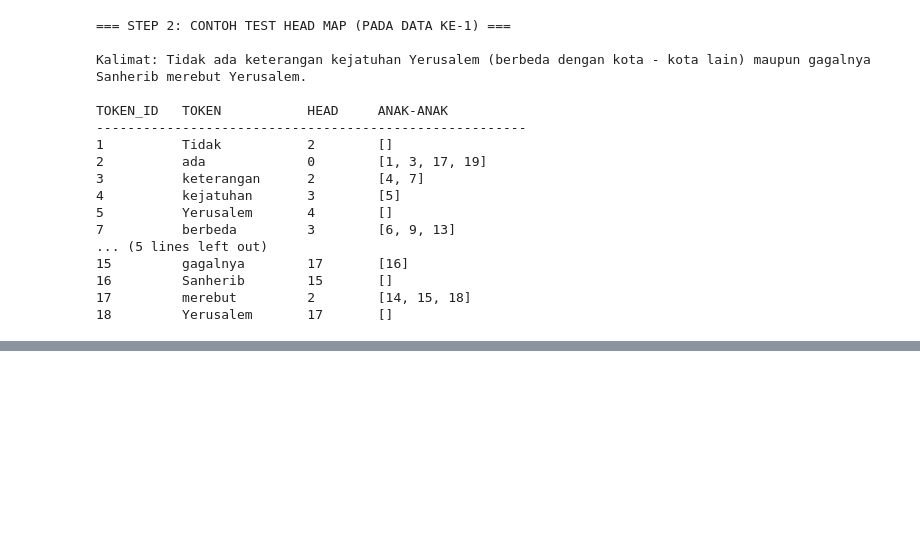
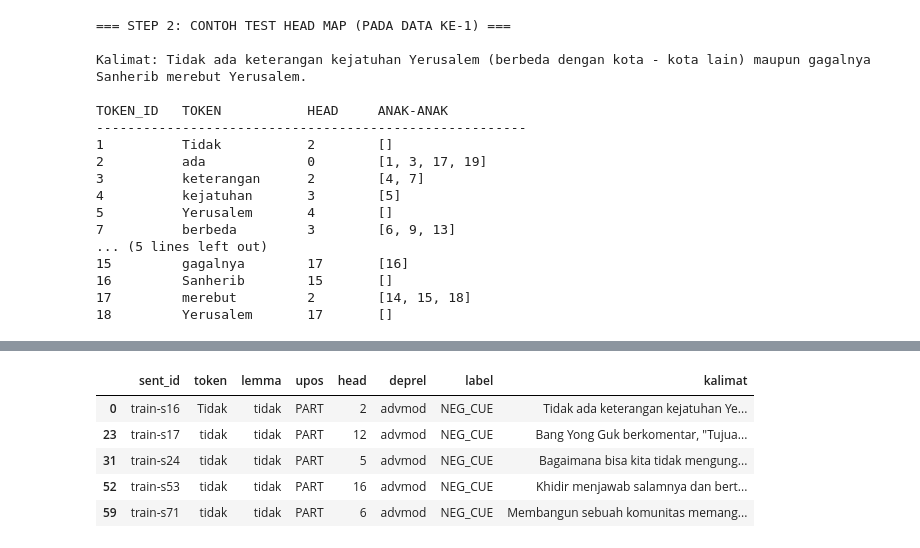
Before and after one commit to mfaqihzacky/IndoBERT-LayerWise, a Jupyter notebook: notebook/exploreDataset.ipynb, the cells around one changed output, grey strips where cells are left out. Saved outputs shown, nothing was run; the diff lists cells and outputs as text; code cells hidden in the pictures; blank space fills up the shorter version.

Commit message:
Negation Exploration (Done) - Belum dirapihin

```diff
--- a/notebook/exploreDataset.ipynb
+++ b/notebook/exploreDataset.ipynb
@@ -1983,0 +1617,87 @@ plt.show()
+# %%
+# ============================================
+# PATH OUTPUT
+# ============================================
+BASE_PROCESSED_NEGASI = r"D:\UNIVERSITASSEBELASMARET\Semester8\File TA\Progress\Progress TA\SourceCode\TugasAkhir_MuhamadFaqihZacky\data\processed\Negasi"
+
+# Buat folder kalau belum ada
+os.makedirs(BASE_PROCESSED_NEGASI, exist_ok=True)
+
+# ============================================
+# PROSES PER SPLIT & SIMPAN
+# ============================================
+splits = {
+    'train' : data_gsd_train,
+    'dev'   : data_gsd_dev,
+    'test'  : data_gsd_test,
+}
+
+df_splits = {}
+
+for split_name, data_split in splits.items():
+
+    # Kumpulkan sent_id yang mengandung negasi per split
+    sent_ids_negasi = set()
+    for kalimat in data_split:
+        sent_id = kalimat.metadata.get('sent_id', '')
+        for token in kalimat:
+            if not isinstance(token['id'], int):
+                continue
+            if (token['feats'] and
+                'Polarity' in token['feats'] and
+                token['feats']['Polarity'] == 'Neg'):
+                sent_ids_negasi.add(sent_id)
+                break
+
+    # Proses kalimat yang mengandung negasi
+    negasi_data = []
+    for kalimat in data_split:
+        sent_id = kalimat.metadata.get('sent_id', '')
+        if sent_id in sent_ids_negasi:
+            hasil = label_negation_scope(kalimat)
+            negasi_data.extend(hasil)
+
+    # Buat DataFrame
+    df_split = pd.DataFrame(negasi_data)
+    df_splits[split_name] = df_split
+
+    # Simpan ke CSV
+    path = os.path.join(BASE_PROCESSED_NEGASI,
+                        f"negasi_scope_{split_name}.csv")
+    df_split.to_csv(path, index=False, encoding='utf-8')
+    print(f"✓ Disimpan: negasi_scope_{split_name}.csv ({len(df_split)} token)")
+
+# ============================================
+# RINGKASAN
+# ============================================
+print("\n\n=== RINGKASAN DISTRIBUSI LABEL PER SPLIT ===\n")
+print(f"{'LABEL':<12} {'TRAIN':<10} {'DEV':<10} {'TEST':<10} {'TOTAL':<10}")
+print("-" * 45)
+
+for label in ['NEG_CUE', 'IN_SCOPE', 'OUT_SCOPE']:
+    c_train = len(df_splits['train'][df_splits['train']['label'] == label])
+    c_dev   = len(df_splits['dev'][df_splits['dev']['label'] == label])
+    c_test  = len(df_splits['test'][df_splits['test']['label'] == label])
+    c_total = c_train + c_dev + c_test
+    print(f"  {label:<12} {c_train:<10} {c_dev:<10} {c_test:<10} {c_total:<10}")
+
+print("-" * 45)
+total_train = len(df_splits['train'])
+total_dev   = len(df_splits['dev'])
+total_test  = len(df_splits['test'])
+total_all   = total_train + total_dev + total_test
+print(f"  {'TOTAL':<12} {total_train:<10} {total_dev:<10} {total_test:<10} {total_all:<10}")
+
+# ============================================
+# SAMPLE DATA
+# ============================================
+print("\n\n=== SAMPLE DATA TRAIN (5 per label) ===")
+cols = ['sent_id', 'token', 'lemma', 'upos',
+        'head', 'deprel', 'label', 'kalimat']
+
+for label in ['NEG_CUE', 'IN_SCOPE', 'OUT_SCOPE']:
+    print(f"\n--- {label} ---")
+    display(df_splits['train'][
+        df_splits['train']['label'] == label
+    ][cols].head(5))
+# %% [output]
@@ -1983,0 +1723,6 @@ plt.show()
+|  | sent_id | token | lemma | upos | head | deprel | label | kalimat |
+| 0 | train-s16 | Tidak | tidak | PART | 2 | advmod | NEG_CUE | Tidak ada keterangan kejatuhan Ye... |
+| 23 | train-s17 | tidak | tidak | PART | 12 | advmod | NEG_CUE | Bang Yong Guk berkomentar, "Tujua... |
+| 31 | train-s24 | tidak | tidak | PART | 5 | advmod | NEG_CUE | Bagaimana bisa kita tidak mengung... |
+| 52 | train-s53 | tidak | tidak | PART | 16 | advmod | NEG_CUE | Khidir menjawab salamnya dan bert... |
+| 59 | train-s71 | tidak | tidak | PART | 6 | advmod | NEG_CUE | Membangun sebuah komunitas memang... |
```
Also changed, not shown: parts of 45 cells of this notebook, 6 other files.
